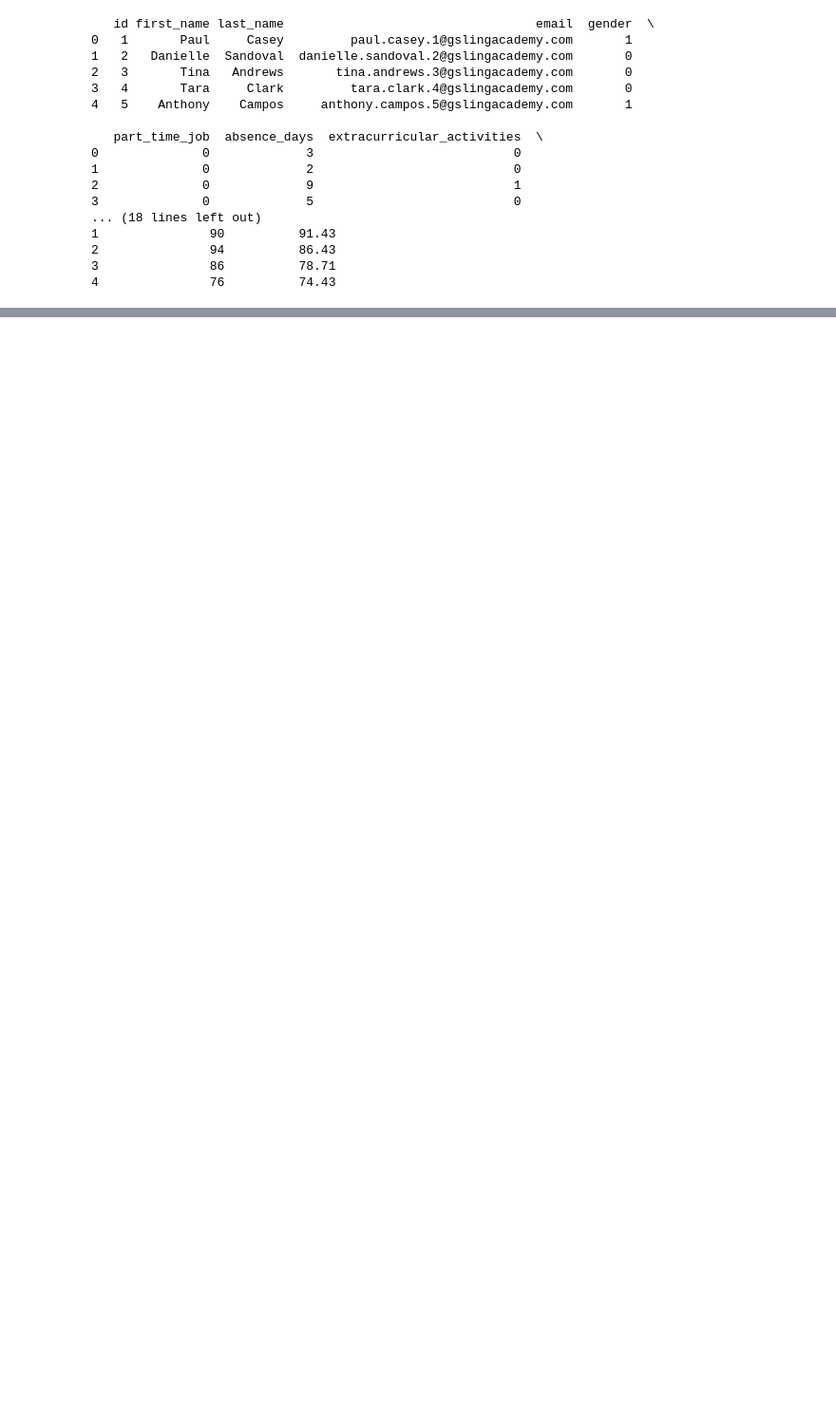
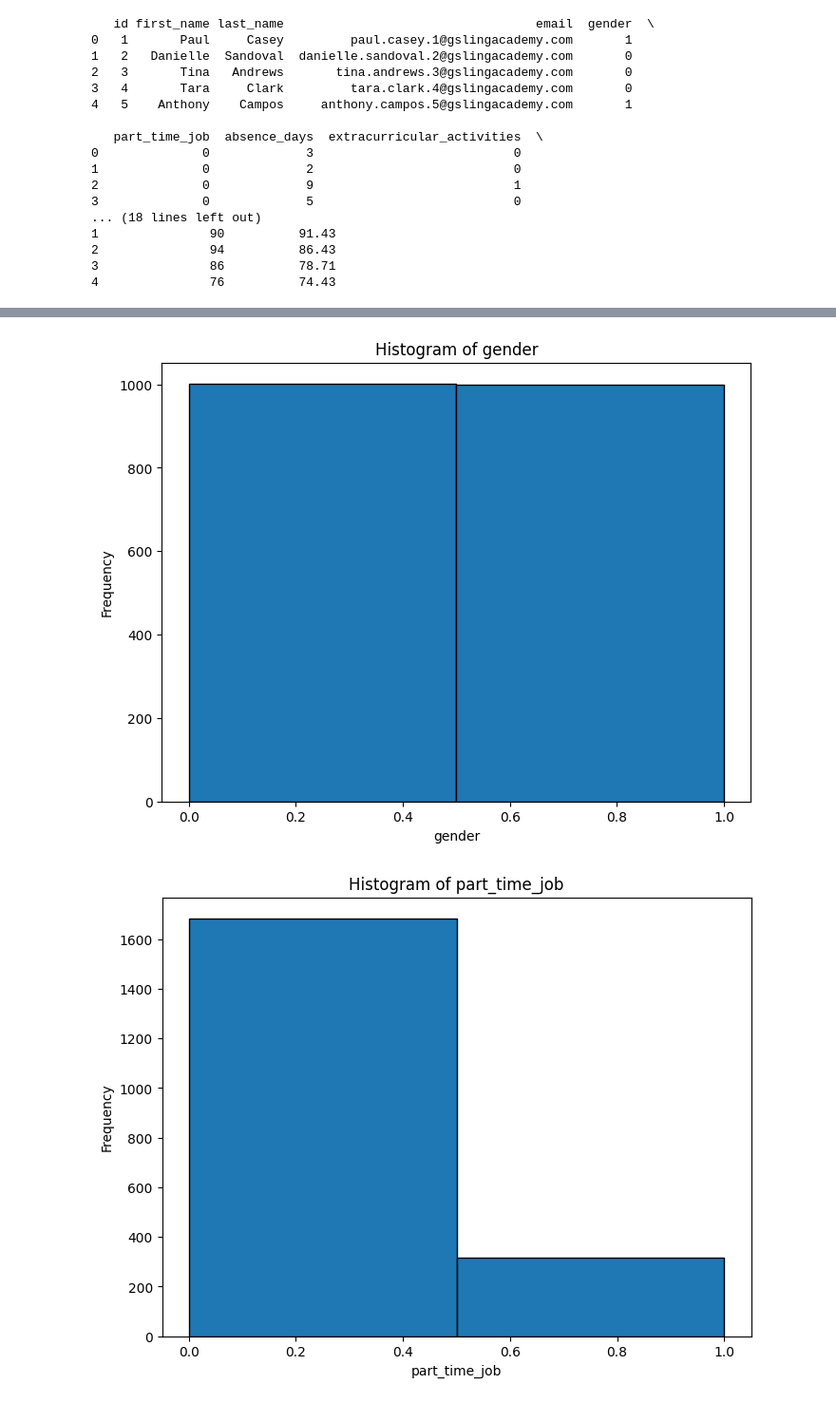
Before and after one commit to HendersonAR/Student-Performance---Bayesian, a Jupyter notebook: Data/newData.ipynb, the cells around one changed output, grey strips where cells are left out. Shown at 95% size. Drawn from its saved outputs; the diff is of its cells as text; code cells hidden in the pictures; blank space fills up the shorter version.

```diff
--- a/Data/newData.ipynb
+++ b/Data/newData.ipynb
@@ -53,3 +53,25 @@ df.describe()
 | 50% | 1000.500000 | 0.000000 | 0.000000 | 3.000000 | 0.00000 | 18.000000 | 87.000000 | ... |
 | 75% | 1500.250000 | 1.000000 | 0.000000 | 5.000000 | 0.00000 | 28.000000 | 93.000000 | ... |
 | max | 2000.000000 | 1.000000 | 1.000000 | 10.000000 | 1.00000 | 50.000000 | 100.000000 | ... |
+# %%
+col = ['gender', 'part_time_job','absence_days',
+       'extracurricular_activities', 'weekly_self_study_hours']
+# %%
+# prompt: Make a histogram from the df dataframe for each column in the col list, make the bins appropriate size based on the unique data in each column
+
+import matplotlib.pyplot as plt
+
+for column in col:
+  # Determine appropriate bins based on unique values
+  unique_vals = df[column].unique()
+  num_bins = len(unique_vals) if len(unique_vals) < 20 else 20  # Limit bins to 10 for better visualization if there are more
+
+  plt.figure(figsize=(8, 6))
+  plt.hist(df[column], bins=num_bins, edgecolor='black')
+  plt.title(f'Histogram of {column}')
+  plt.xlabel(column)
+  plt.ylabel('Frequency')
+  plt.show()
+# %% [output]
+[figure, added]
+[figure, added]
```
Also changed, not shown: parts of 2 cells of this notebook.
